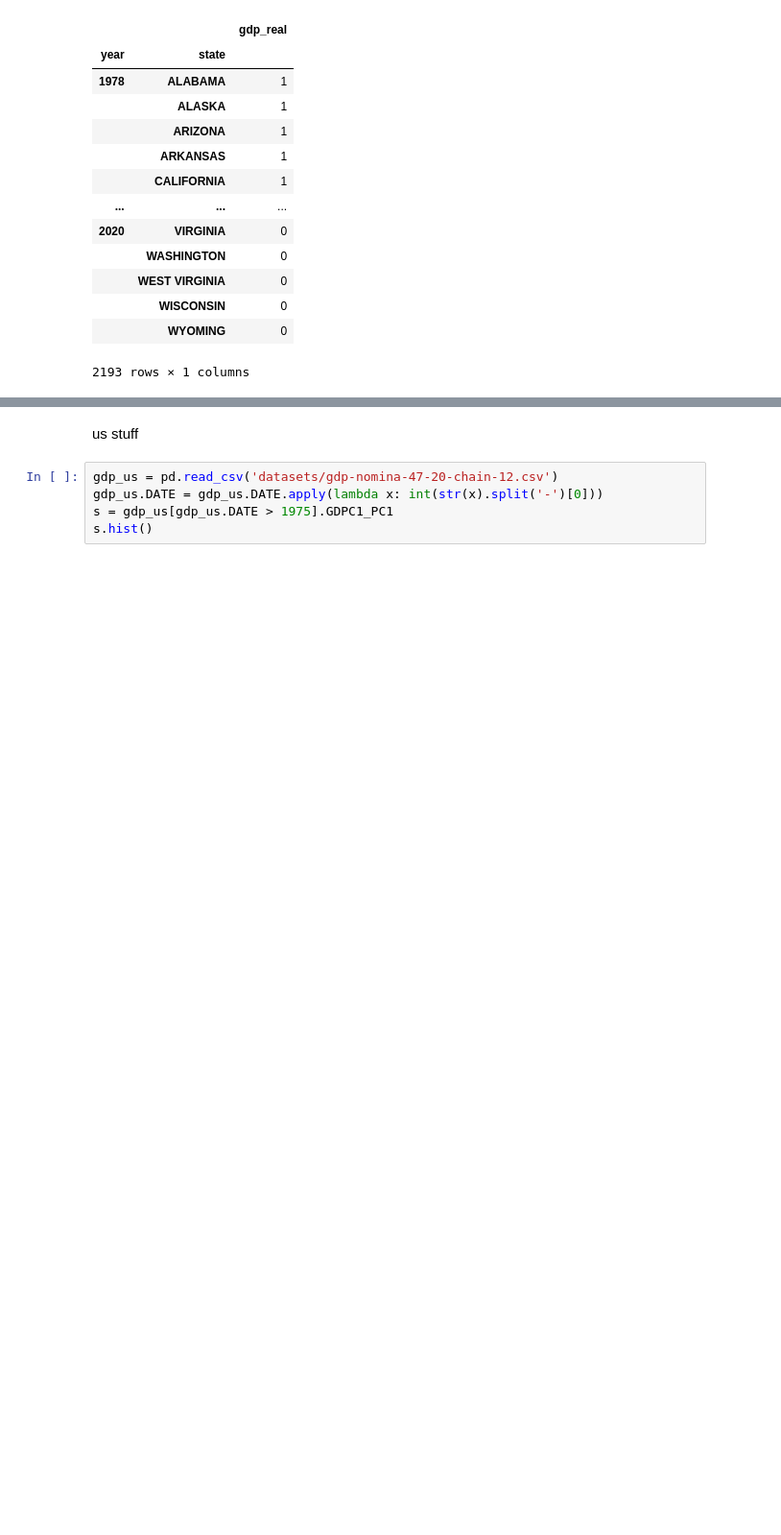
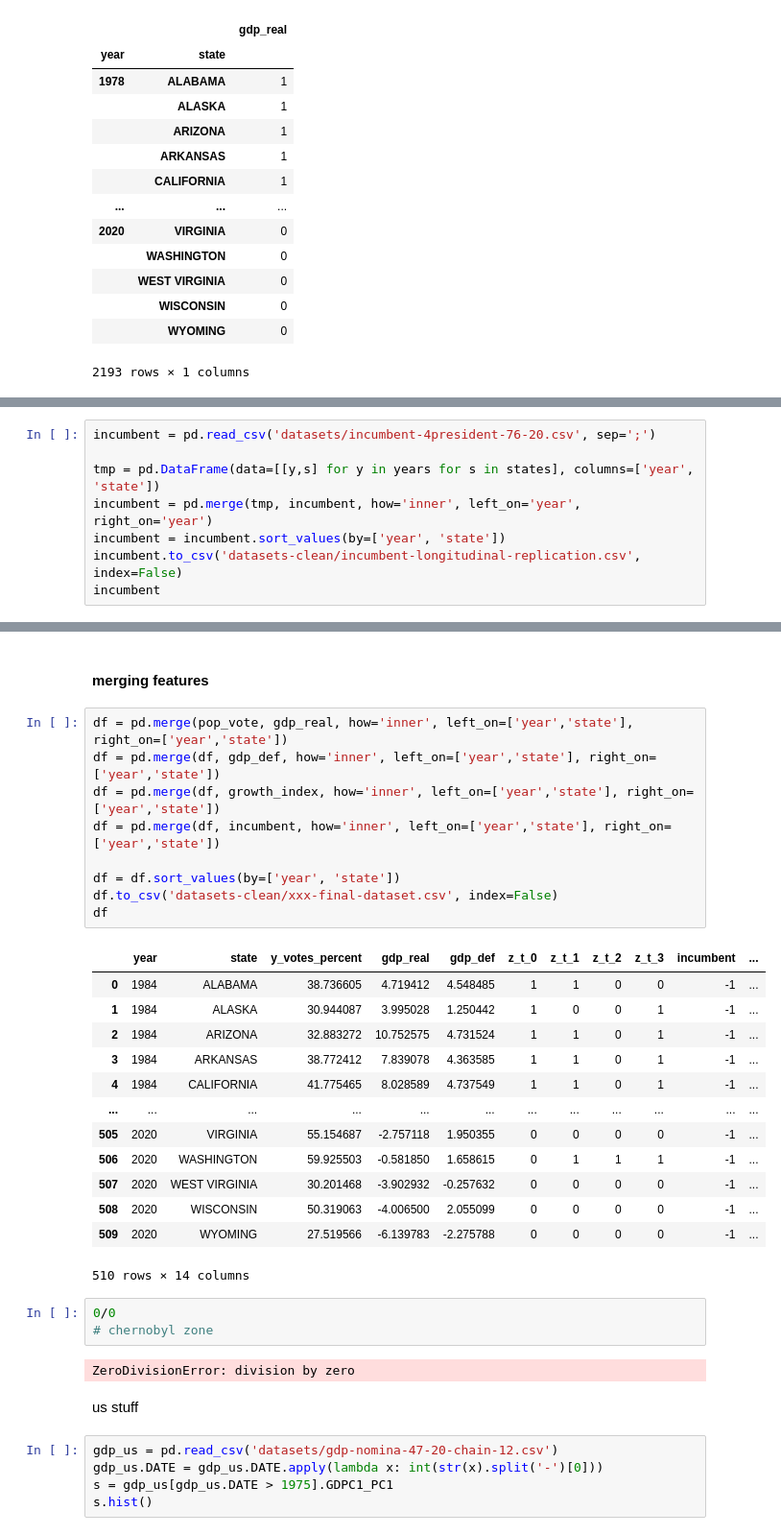
Before and after one commit to ranieri-unimi/bastianin-2022, a Jupyter notebook: datastroyer.ipynb, the cells around one changed output, grey strips where cells are left out. Shown at 96% size. Saved outputs shown, nothing was run; the diff lists cells and outputs as text; blank space fills up the shorter version.

```diff
--- a/datastroyer.ipynb
+++ b/datastroyer.ipynb
@@ -202,0 +207,8 @@ growth_index
+# %%
+incumbent = pd.read_csv('datasets/incumbent-4president-76-20.csv', sep=';')
+
+tmp = pd.DataFrame(data=[[y,s] for y in years for s in states], columns=['year', 'state'])
+incumbent = pd.merge(tmp, incumbent, how='inner', left_on='year', right_on='year')
+incumbent = incumbent.sort_values(by=['year', 'state'])
+incumbent.to_csv('datasets-clean/incumbent-longitudinal-replication.csv', index=False)
+incumbent
@@ -203,3 +229,33 @@ growth_index
+# %% [markdown]
+#### merging features
+# %%
+df = pd.merge(pop_vote, gdp_real, how='inner', left_on=['year','state'], right_on=['year','state'])
+df = pd.merge(df, gdp_def, how='inner', left_on=['year','state'], right_on=['year','state'])
+df = pd.merge(df, growth_index, how='inner', left_on=['year','state'], right_on=['year','state'])
+df = pd.merge(df, incumbent, how='inner', left_on=['year','state'], right_on=['year','state'])
+
+df = df.sort_values(by=['year', 'state'])
+df.to_csv('datasets-clean/xxx-final-dataset.csv', index=False)
+df
+# %% [output]
+|  | year | state | y_votes_percent | gdp_real | gdp_def | z_t_0 | z_t_1 | z_t_2 | z_t_3 | incumbent | ... |
+| 0 | 1984 | ALABAMA | 38.736605 | 4.719412 | 4.548485 | 1 | 1 | 0 | 0 | -1 | ... |
+| 1 | 1984 | ALASKA | 30.944087 | 3.995028 | 1.250442 | 1 | 0 | 0 | 1 | -1 | ... |
+| 2 | 1984 | ARIZONA | 32.883272 | 10.752575 | 4.731524 | 1 | 1 | 0 | 1 | -1 | ... |
+| 3 | 1984 | ARKANSAS | 38.772412 | 7.839078 | 4.363585 | 1 | 1 | 0 | 1 | -1 | ... |
+| 4 | 1984 | CALIFORNIA | 41.775465 | 8.028589 | 4.737549 | 1 | 1 | 0 | 1 | -1 | ... |
+| ... | ... | ... | ... | ... | ... | ... | ... | ... | ... | ... | ... |
+| 505 | 2020 | VIRGINIA | 55.154687 | -2.757118 | 1.950355 | 0 | 0 | 0 | 0 | -1 | ... |
+| 506 | 2020 | WASHINGTON | 59.925503 | -0.581850 | 1.658615 | 0 | 1 | 1 | 1 | -1 | ... |
+| 507 | 2020 | WEST VIRGINIA | 30.201468 | -3.902932 | -0.257632 | 0 | 0 | 0 | 0 | -1 | ... |
+| 508 | 2020 | WISCONSIN | 50.319063 | -4.006500 | 2.055099 | 0 | 0 | 0 | 0 | -1 | ... |
+| 509 | 2020 | WYOMING | 27.519566 | -6.139783 | -2.275788 | 0 | 0 | 0 | 0 | -1 | ... |
+510 rows × 14 columns
+# %%
+0/0
+# chernobyl zone
+# %% [output]
+ZeroDivisionError: division by zero
 # %% [markdown]
 us stuff
 # %%
```
Also changed, not shown: parts of 14 cells of this notebook, 2 other files.
